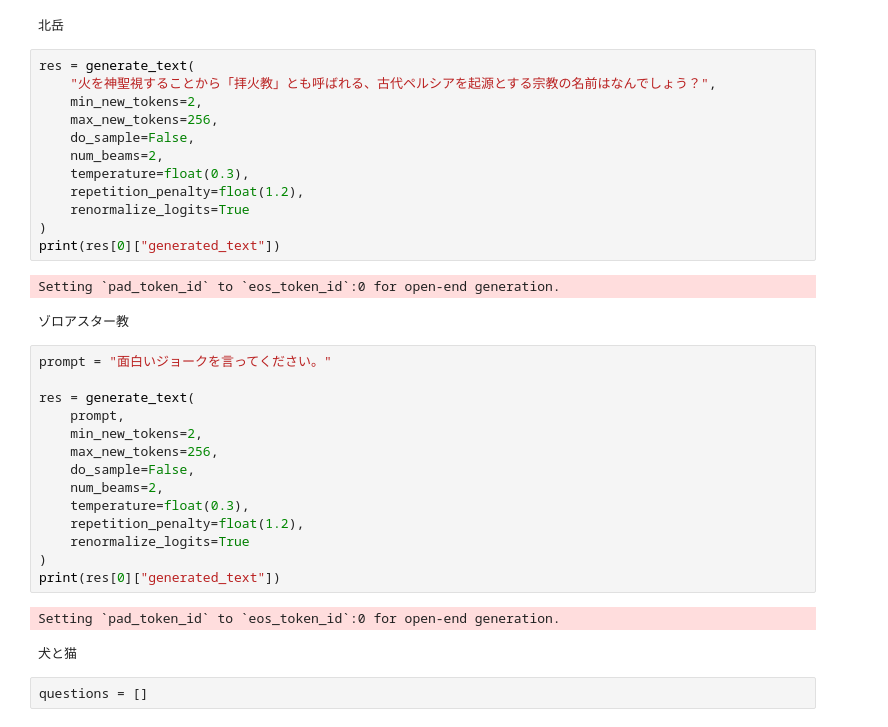
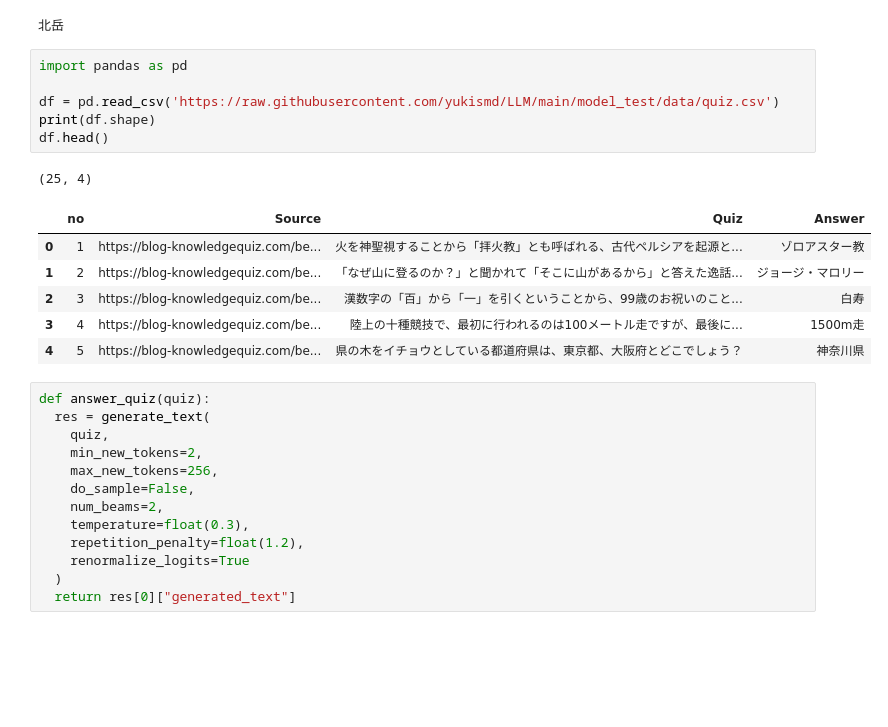
Before and after one commit to yukismd/H2O_LLM, a Jupyter notebook: test_yukismd_JapaneseQuizChatbot_v1.ipynb, the cells around one changed output. Saved outputs shown, nothing was run; the diff lists cells and outputs as text; blank space fills up the shorter version.

```diff
--- a/test_yukismd_JapaneseQuizChatbot_v1.ipynb
+++ b/test_yukismd_JapaneseQuizChatbot_v1.ipynb
@@ -71,9 +71,24 @@ print(res[0]["generated_text"])
 # %% [output]
 Setting `pad_token_id` to `eos_token_id`:0 for open-end generation.
 北岳
+# %%
+import pandas as pd
+
+df = pd.read_csv('https://raw.githubusercontent.com/yukismd/LLM/main/model_test/data/quiz.csv')
+print(df.shape)
+df.head()
+# %% [output]
+(25, 4)
+|  | no | Source | Quiz | Answer |
+| 0 | 1 | https://blog-knowledgequiz.com/be... | 火を神聖視することから「拝火教」とも呼ばれる、古代ペルシアを起源と... | ゾロアスター教 |
+| 1 | 2 | https://blog-knowledgequiz.com/be... | 「なぜ山に登るのか？」と聞かれて「そこに山があるから」と答えた逸話... | ジョージ・マロリー |
+| 2 | 3 | https://blog-knowledgequiz.com/be... | 漢数字の「百」から「一」を引くということから、99歳のお祝いのこと... | 白寿 |
+| 3 | 4 | https://blog-knowledgequiz.com/be... | 陸上の十種競技で、最初に行われるのは100メートル走ですが、最後に... | 1500m走 |
+| 4 | 5 | https://blog-knowledgequiz.com/be... | 県の木をイチョウとしている都道府県は、東京都、大阪府とどこでしょう？ | 神奈川県 |
 # %%
-res = generate_text(
-    "火を神聖視することから「拝火教」とも呼ばれる、古代ペルシアを起源とする宗教の名前はなんでしょう？",
+def answer_quiz(quiz):
+  res = generate_text(
+    quiz,
     min_new_tokens=2,
     max_new_tokens=256,
     do_sample=False,
@@ -81,27 +96,5 @@ res = generate_text(
     temperature=float(0.3),
     repetition_penalty=float(1.2),
     renormalize_logits=True
-)
-print(res[0]["generated_text"])
+  )
+  return res[0]["generated_text"]
-# %% [output]
-Setting `pad_token_id` to `eos_token_id`:0 for open-end generation.
-ゾロアスター教
-# %%
-prompt = "面白いジョークを言ってください。"
-
-res = generate_text(
-    prompt,
-    min_new_tokens=2,
-    max_new_tokens=256,
-    do_sample=False,
-    num_beams=2,
-    temperature=float(0.3),
-    repetition_penalty=float(1.2),
-    renormalize_logits=True
-)
-print(res[0]["generated_text"])
-# %% [output]
-Setting `pad_token_id` to `eos_token_id`:0 for open-end generation.
-犬と猫
-# %%
-questions = []
```
Also changed, not shown: parts of 8 cells of this notebook.
